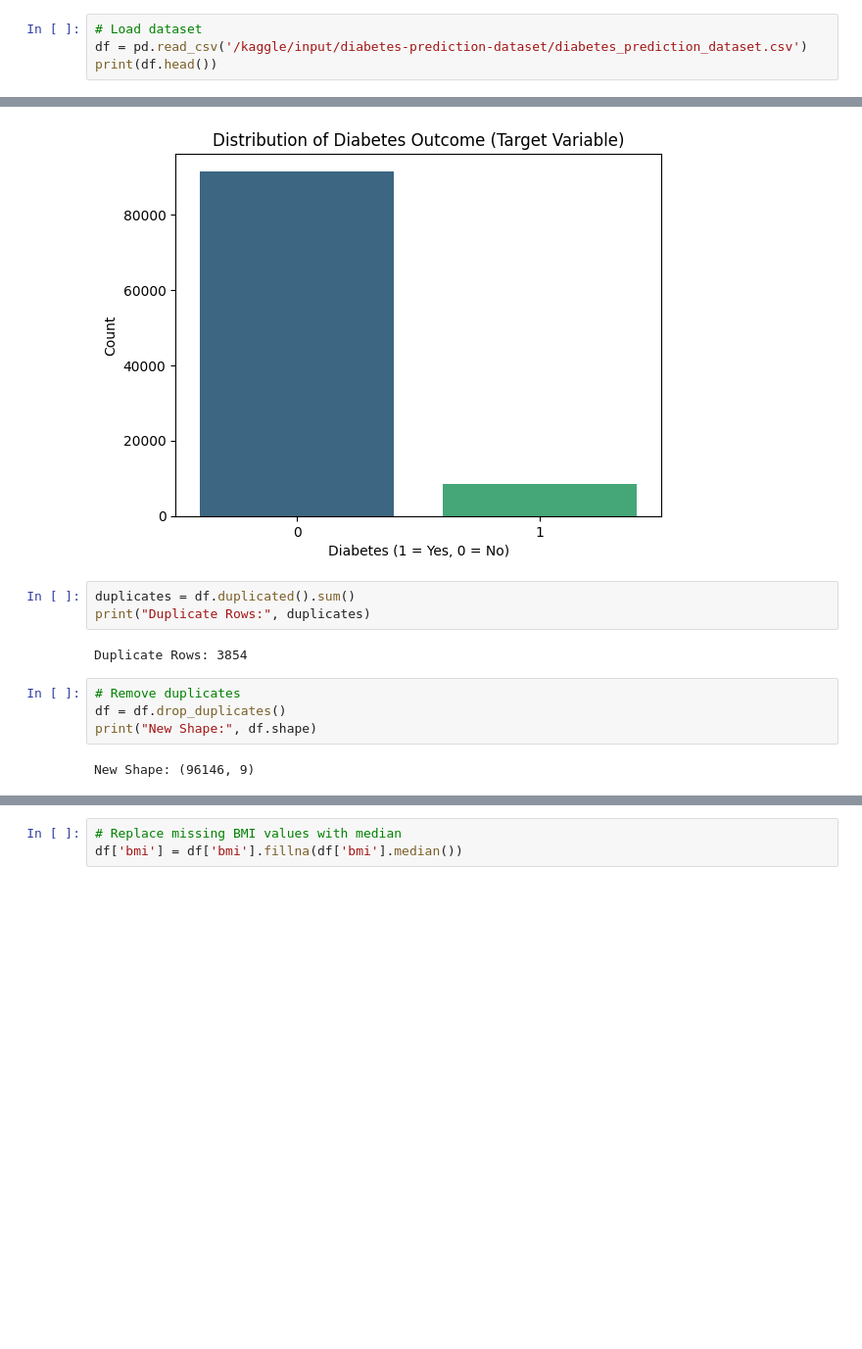
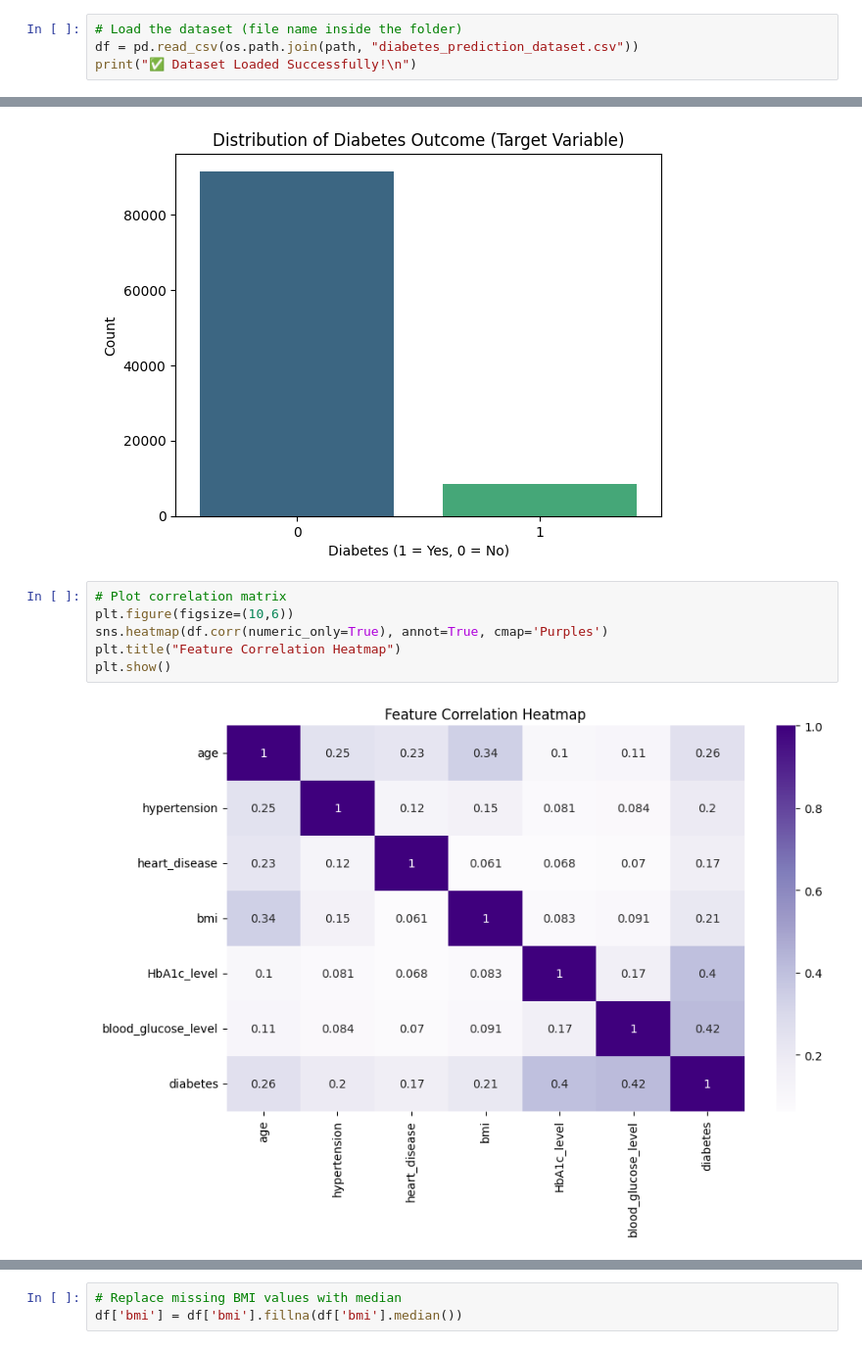
Before and after one commit to yevintheenura01/DL_Assignment, a Jupyter notebook: Diabetes.ipynb, the cells around one changed output, grey strips where cells are left out. Shown at 98% size. Cells and saved outputs as stored; diff of their text form; blank space fills up the shorter version.

```diff
--- a/Diabetes.ipynb
+++ b/Diabetes.ipynb
@@ -27,5 +33,5 @@ from tensorflow.keras.optimizers import Adam
 # %%
-# Load dataset
-df = pd.read_csv('/kaggle/input/diabetes-prediction-dataset/diabetes_prediction_dataset.csv')
-print(df.head())
+# Load the dataset (file name inside the folder)
+df = pd.read_csv(os.path.join(path, "diabetes_prediction_dataset.csv"))
+print("✅ Dataset Loaded Successfully!\n")
 # %% [output]
@@ -117,14 +131,11 @@ Passing `palette` without assigning `hue` is deprecated and will be removed in v
 
   sns.countplot(x='diabetes', data=df, palette='viridis')
 [figure]
-# %%
-duplicates = df.duplicated().sum()
-print("Duplicate Rows:", duplicates)
-# %% [output]
-Duplicate Rows: 3854
-# %%
-# Remove duplicates
-df = df.drop_duplicates()
-print("New Shape:", df.shape)
-# %% [output]
-New Shape: (96146, 9)
+# %%
+# Plot correlation matrix
+plt.figure(figsize=(10,6))
+sns.heatmap(df.corr(numeric_only=True), annot=True, cmap='Purples')
+plt.title("Feature Correlation Heatmap")
+plt.show()
+# %% [output]
+[figure, added]
```
Also changed, not shown: parts of 31 cells of this notebook.
